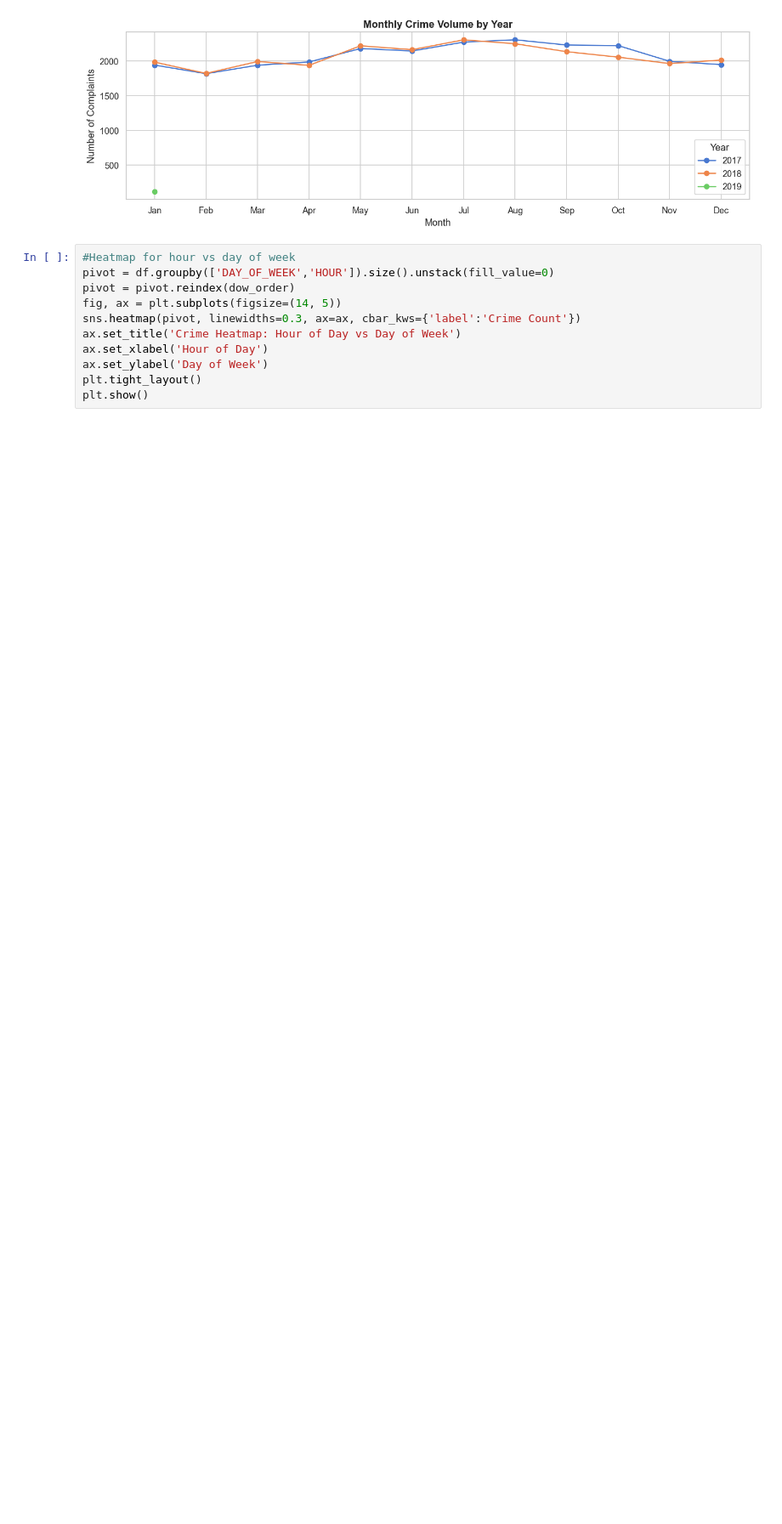
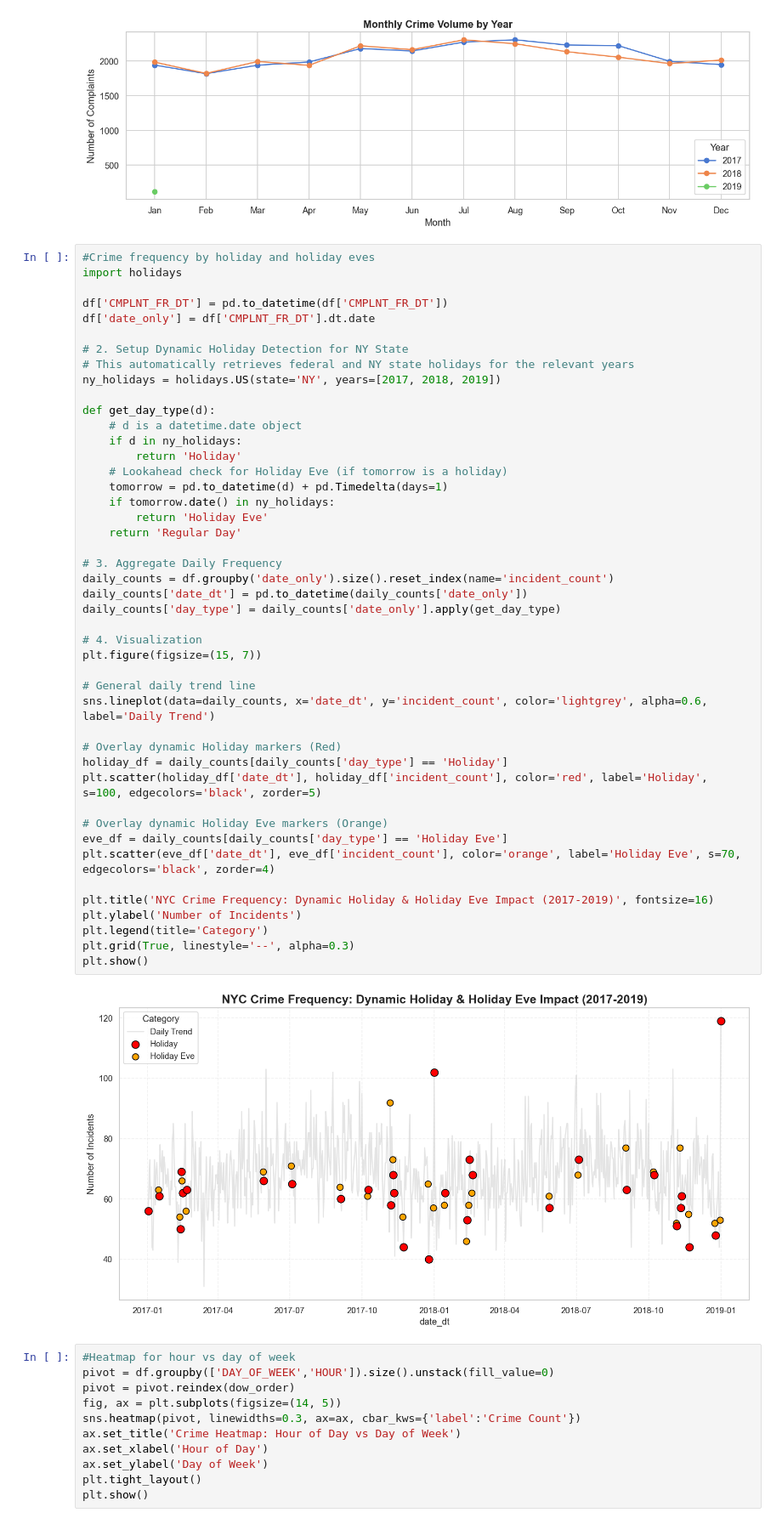
Before and after one commit to Nicole7443/mse-433-individual-project, a Jupyter notebook: EDA.ipynb, the cells around one changed output. Shown at 85% size. Cells and saved outputs as stored; diff of their text form; blank space fills up the shorter version.

```diff
--- a/EDA.ipynb
+++ b/EDA.ipynb
@@ -203,6 +203,53 @@ plt.tight_layout()
 plt.show()
 # %% [output]
 [figure]
+# %%
+#Crime frequency by holiday and holiday eves
+import holidays
+
+df['CMPLNT_FR_DT'] = pd.to_datetime(df['CMPLNT_FR_DT'])
+df['date_only'] = df['CMPLNT_FR_DT'].dt.date
+
+# 2. Setup Dynamic Holiday Detection for NY State
+# This automatically retrieves federal and NY state holidays for the relevant years
+ny_holidays = holidays.US(state='NY', years=[2017, 2018, 2019])
+
+def get_day_type(d):
+    # d is a datetime.date object
+    if d in ny_holidays:
+        return 'Holiday'
+    # Lookahead check for Holiday Eve (if tomorrow is a holiday)
+    tomorrow = pd.to_datetime(d) + pd.Timedelta(days=1)
+    if tomorrow.date() in ny_holidays:
+        return 'Holiday Eve'
+    return 'Regular Day'
+
+# 3. Aggregate Daily Frequency
+daily_counts = df.groupby('date_only').size().reset_index(name='incident_count')
+daily_counts['date_dt'] = pd.to_datetime(daily_counts['date_only'])
+daily_counts['day_type'] = daily_counts['date_only'].apply(get_day_type)
+
+# 4. Visualization
+plt.figure(figsize=(15, 7))
+
+# General daily trend line
+sns.lineplot(data=daily_counts, x='date_dt', y='incident_count', color='lightgrey', alpha=0.6, label='Daily Trend')
+
+# Overlay dynamic Holiday markers (Red)
+holiday_df = daily_counts[daily_counts['day_type'] == 'Holiday']
+plt.scatter(holiday_df['date_dt'], holiday_df['incident_count'], color='red', label='Holiday', s=100, edgecolors='black', zorder=5)
+
+# Overlay dynamic Holiday Eve markers (Orange)
+eve_df = daily_counts[daily_counts['day_type'] == 'Holiday Eve']
+plt.scatter(eve_df['date_dt'], eve_df['incident_count'], color='orange', label='Holiday Eve', s=70, edgecolors='black', zorder=4)
+
+plt.title('NYC Crime Frequency: Dynamic Holiday & Holiday Eve Impact (2017-2019)', fontsize=16)
+plt.ylabel('Number of Incidents')
+plt.legend(title='Category')
+plt.grid(True, linestyle='--', alpha=0.3)
+plt.show()
+# %% [output]
+[figure, added]
 # %%
 #Heatmap for hour vs day of week
 pivot = df.groupby(['DAY_OF_WEEK','HOUR']).size().unstack(fill_value=0)
```
Also changed, not shown: 1 other file.
